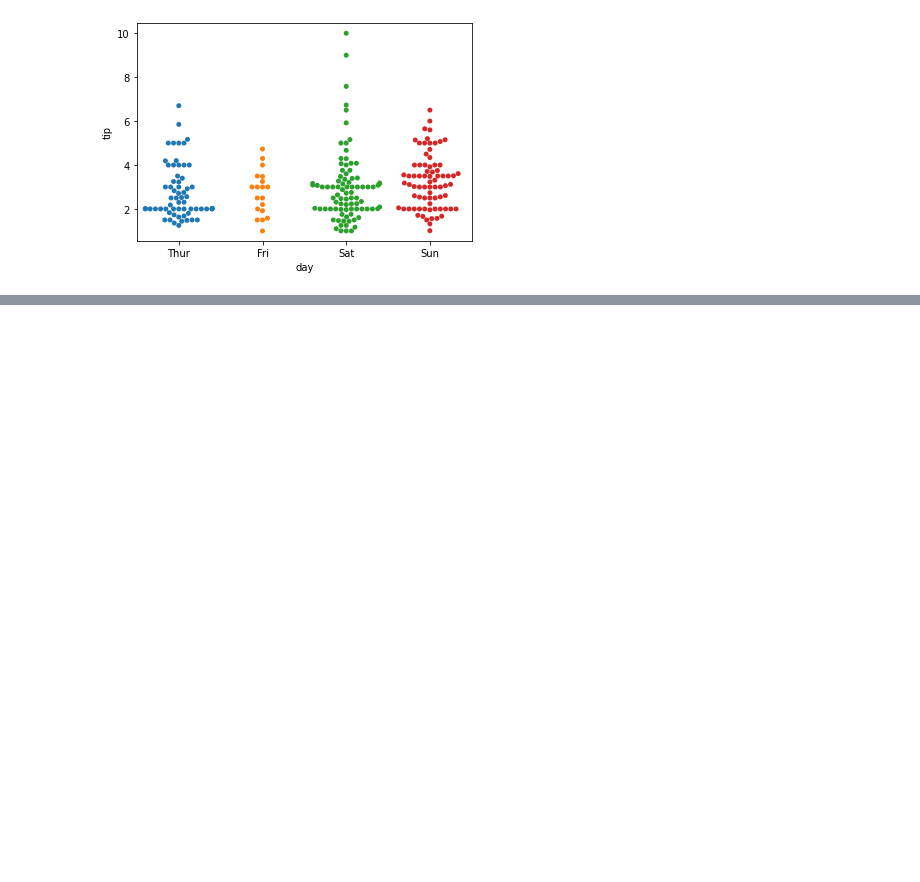
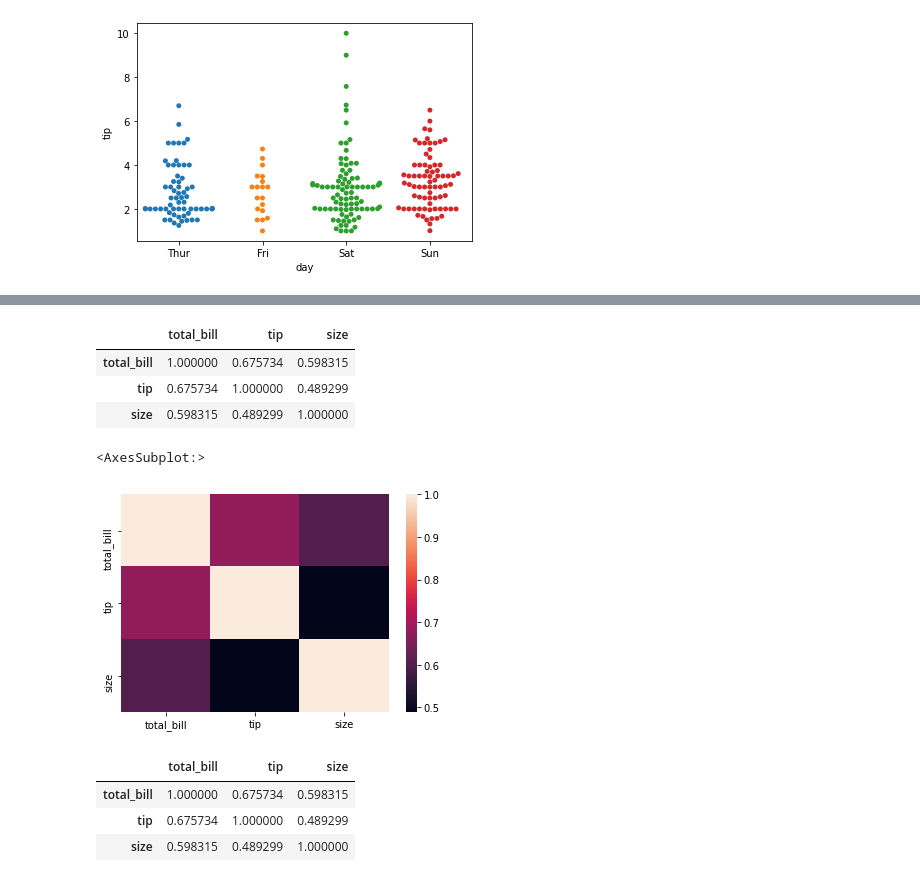
Before and after one commit to MLisEasy/Python-basics, a Jupyter notebook: Seaborn visualization.ipynb, the cells around one changed output, grey strips where cells are left out. Cells and saved outputs as stored; diff of their text form; code cells hidden in the pictures; blank space fills up the shorter version.

```diff
--- a/Seaborn visualization.ipynb
+++ b/Seaborn visualization.ipynb
@@ -305,0 +310,5 @@ sns.factorplot(x='day',y='tip',data=tips,kind='bar')
+# %%
+# Let's load 2 datasets
+
+tips=sns.load_dataset('tips')
+flight=sns.load_dataset('flights')
@@ -305,0 +340,9 @@ sns.factorplot(x='day',y='tip',data=tips,kind='bar')
+# %%
+# what I mean by that is if we find the corelation then
+
+tips.corr()
+# %% [output]
+|  | total_bill | tip | size |
+| total_bill | 1.000000 | 0.675734 | 0.598315 |
+| tip | 0.675734 | 1.000000 | 0.489299 |
+| size | 0.598315 | 0.489299 | 1.000000 |
@@ -305,0 +351,20 @@ sns.factorplot(x='day',y='tip',data=tips,kind='bar')
+# %%
+# so we can save the corelation value in a variable
+
+tc=tips.corr()
+# %%
+# now let's draw the heat map
+
+sns.heatmap(tc)
+# %% [output]
+<AxesSubplot:>
+[figure, added]
+# %%
+# here we can see that it colors the columns data based on their corelation value
+
+tc
+# %% [output]
+|  | total_bill | tip | size |
+| total_bill | 1.000000 | 0.675734 | 0.598315 |
+| tip | 0.675734 | 1.000000 | 0.489299 |
+| size | 0.598315 | 0.489299 | 1.000000 |
```
Also changed, not shown: parts of 39 cells of this notebook.
